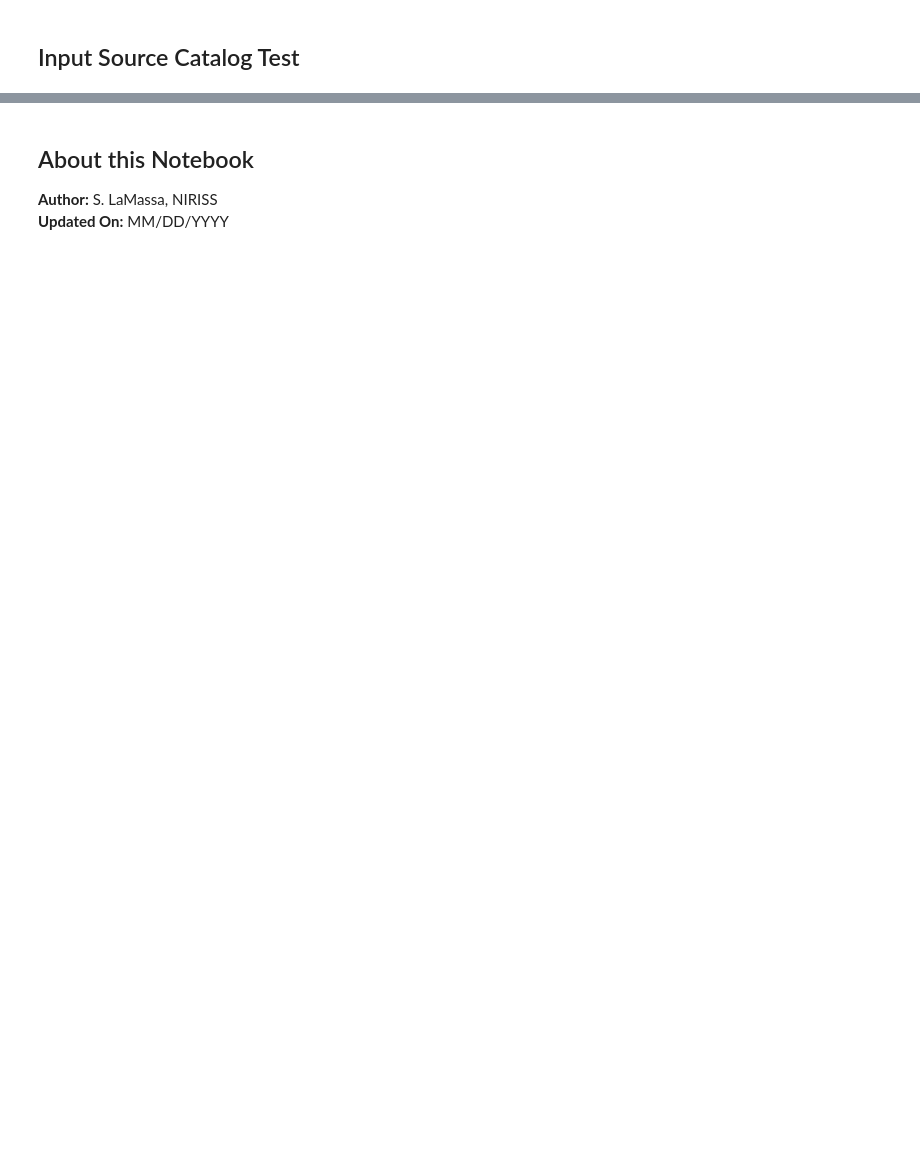
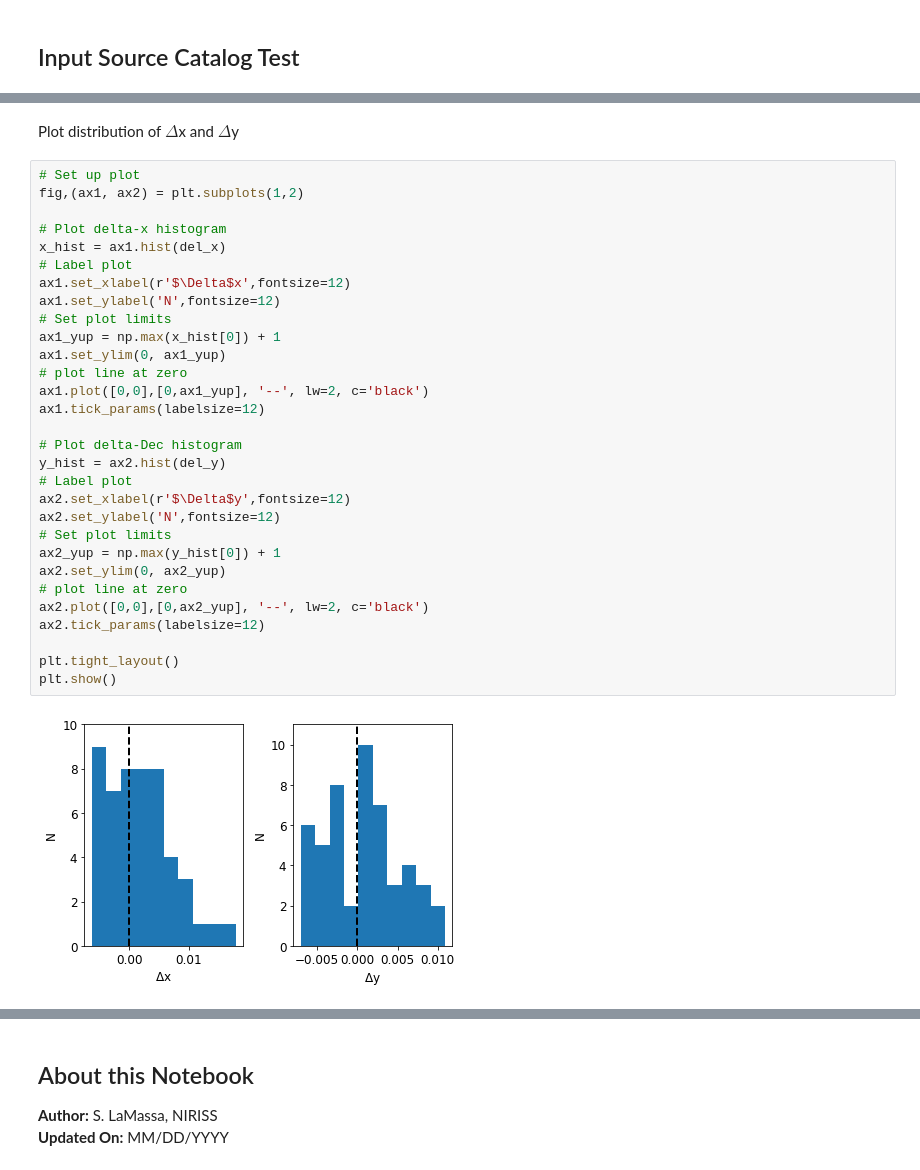
Before and after one commit to spacetelescope/jwst_validation_notebooks, a Jupyter notebook: jwst_validation_notebooks/assign_wcs/jwst_assign_wcs_niriss_test/jwst_assign_wcs_niriss_image.ipynb, the cells around one changed output, grey strips where cells are left out. Saved outputs shown, nothing was run; the diff lists cells and outputs as text; blank space fills up the shorter version.

```diff
--- a/jwst_validation_notebooks/assign_wcs/jwst_assign_wcs_niriss_test/jwst_assign_wcs_niriss_image.ipynb
+++ b/jwst_validation_notebooks/assign_wcs/jwst_assign_wcs_niriss_test/jwst_assign_wcs_niriss_image.ipynb
@@ -535,0 +653,34 @@ Fractional differences between input & output coordinates were all within pre-de
+# %% [markdown]
+Plot distribution of $\Delta$x and $\Delta$y
+# %%
+# Set up plot
+fig,(ax1, ax2) = plt.subplots(1,2)
+
+# Plot delta-x histogram
+x_hist = ax1.hist(del_x)
+# Label plot
+ax1.set_xlabel(r'$\Delta$x',fontsize=12)
+ax1.set_ylabel('N',fontsize=12)
+# Set plot limits
+ax1_yup = np.max(x_hist[0]) + 1
+ax1.set_ylim(0, ax1_yup)
+# plot line at zero
+ax1.plot([0,0],[0,ax1_yup], '--', lw=2, c='black')
+ax1.tick_params(labelsize=12)
+
+# Plot delta-Dec histogram
+y_hist = ax2.hist(del_y)
+# Label plot
+ax2.set_xlabel(r'$\Delta$y',fontsize=12)
+ax2.set_ylabel('N',fontsize=12)
+# Set plot limits
+ax2_yup = np.max(y_hist[0]) + 1
+ax2.set_ylim(0, ax2_yup)
+# plot line at zero
+ax2.plot([0,0],[0,ax2_yup], '--', lw=2, c='black')
+ax2.tick_params(labelsize=12)
+
+plt.tight_layout()
+plt.show()
+# %% [output]
+[figure, added]
```
Also changed, not shown: parts of 28 cells of this notebook.
